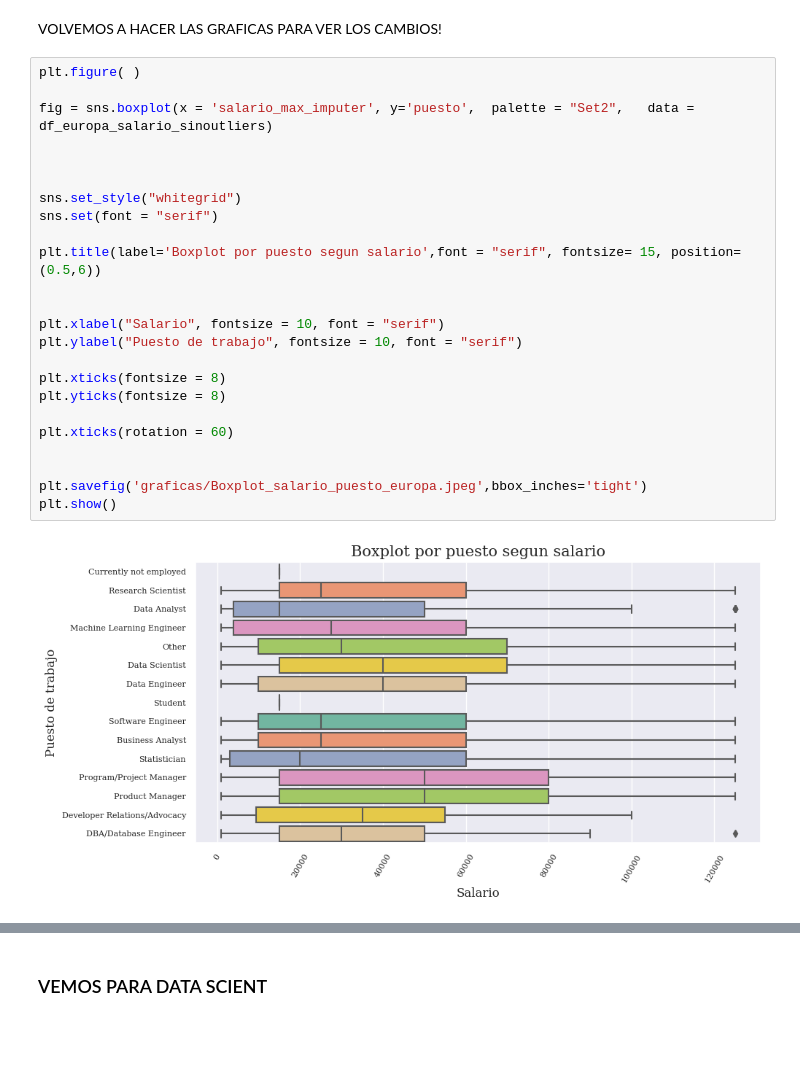
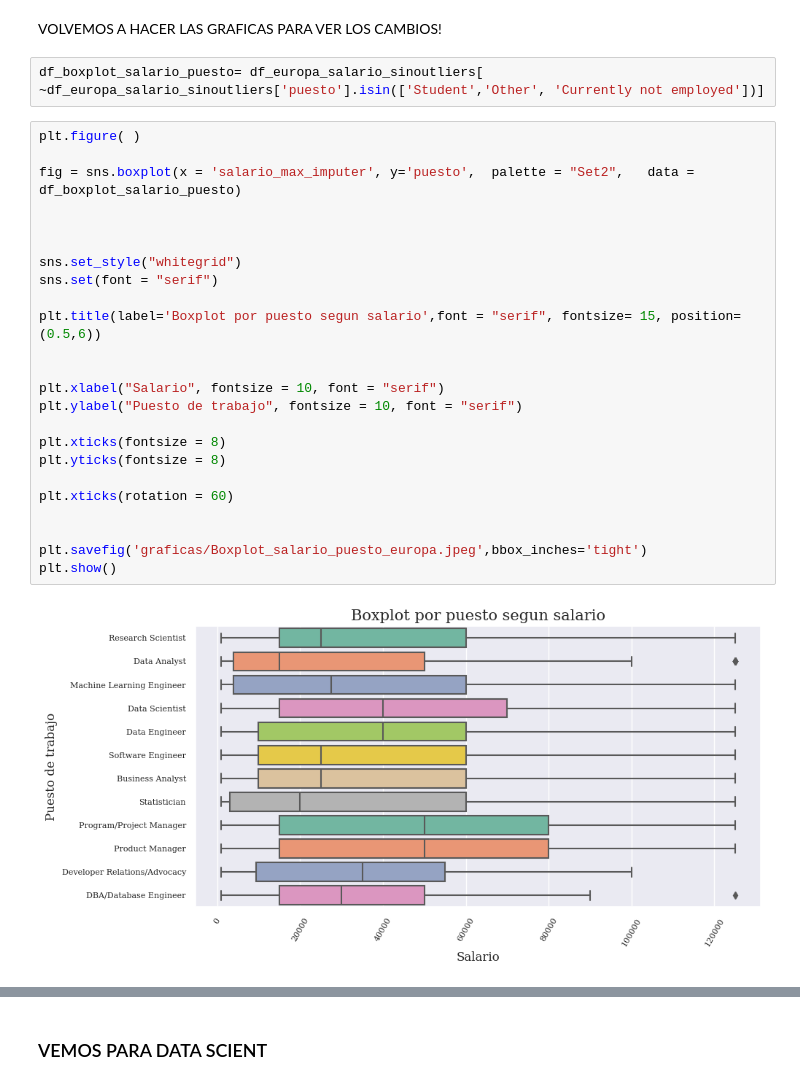
Before and after one commit to Adalab/project-DA-promo-c-modulo-2-team-5, a Jupyter notebook: Sprint3/sprint3_proyecto_modulo2.ipynb, the cells around one changed output, grey strips where cells are left out. Cells and saved outputs as stored; diff of their text form; blank space fills up the shorter version.

```diff
--- a/Sprint3/sprint3_proyecto_modulo2.ipynb
+++ b/Sprint3/sprint3_proyecto_modulo2.ipynb
@@ -616,32 +640,34 @@ df_total_sin_outliers.head(2)
 df_europa_salario_sinoutliers= df_total_sin_outliers[ df_total_sin_outliers['europa'] == 'SI']
 # %% [markdown]
 VOLVEMOS A HACER LAS GRAFICAS PARA VER LOS CAMBIOS!
+# %%
+df_boxplot_salario_puesto= df_europa_salario_sinoutliers[ ~df_europa_salario_sinoutliers['puesto'].isin(['Student','Other', 'Currently not employed'])]
 # %%
 plt.figure( )
 
-fig = sns.boxplot(x = 'salario_max_imputer', y='puesto',  palette = "Set2",   data = df_europa_salario_sinoutliers)
+fig = sns.boxplot(x = 'salario_max_imputer', y='puesto',  palette = "Set2",   data = df_boxplot_salario_puesto)
 
 
 
 sns.set_style("whitegrid")
 sns.set(font = "serif")
 
 plt.title(label='Boxplot por puesto segun salario',font = "serif", fontsize= 15, position=(0.5,6))
 
 
 plt.xlabel("Salario", fontsize = 10, font = "serif")
 plt.ylabel("Puesto de trabajo", fontsize = 10, font = "serif")
 
 plt.xticks(fontsize = 8)
 plt.yticks(fontsize = 8)
 
 plt.xticks(rotation = 60)
 
 
 plt.savefig('graficas/Boxplot_salario_puesto_europa.jpeg',bbox_inches='tight')
 plt.show()
 # %% [output]
-[figure, old version]
+[figure, new version]
 # %%
 plt.figure( )
 
```
Also changed, not shown: parts of 14 cells of this notebook, 8 other files.
